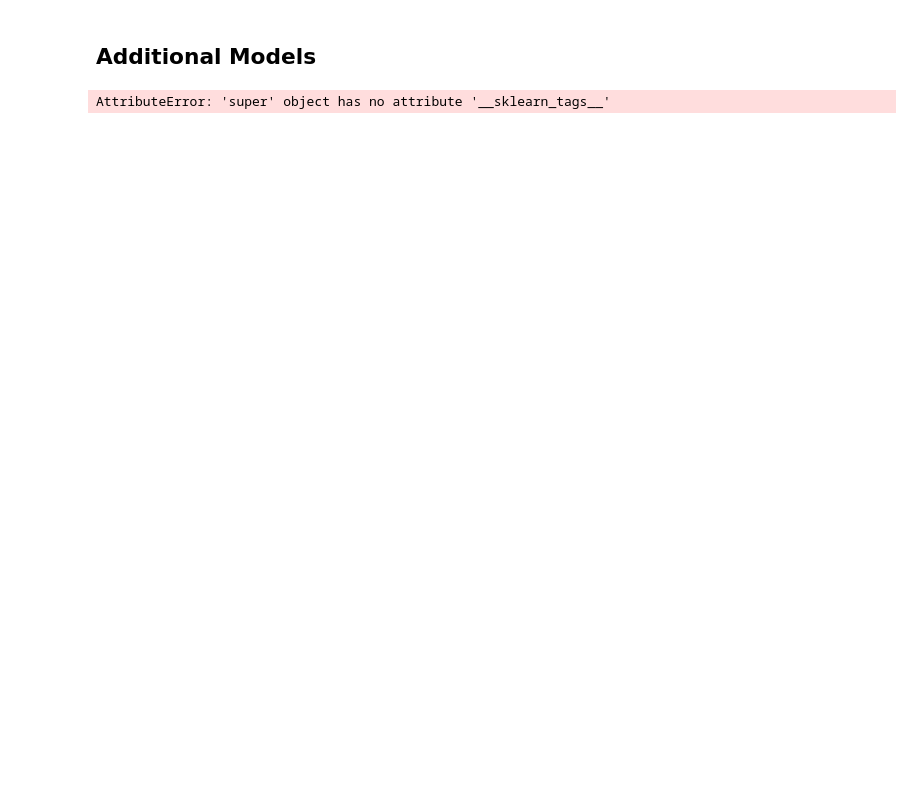
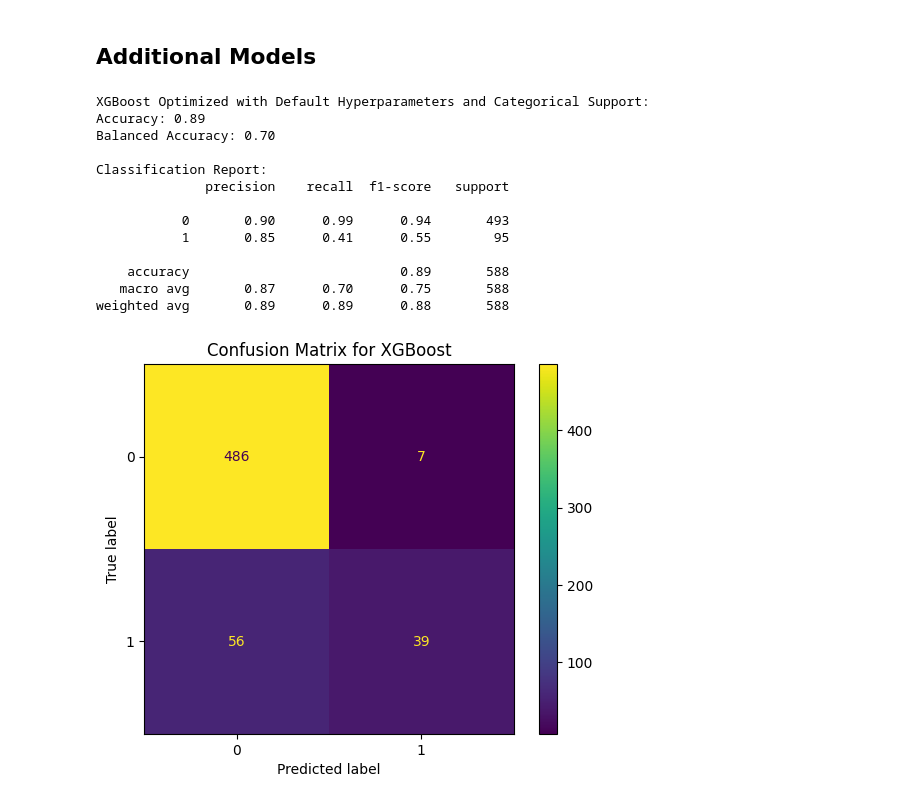
Before and after one commit to sergio-qp/AP_2_SQ_AG, a Jupyter notebook: Proyect_2_Draft 03_01_2025.ipynb, the cells around one changed output. Saved outputs shown, nothing was run; the diff lists cells and outputs as text; code cells hidden in the pictures; blank space fills up the shorter version.

```diff
--- a/Proyect_2_Draft 03_01_2025.ipynb
+++ b/Proyect_2_Draft 03_01_2025.ipynb
@@ -418,50 +465,52 @@ competition_predictions = final_model.predict(X_competition)
 # %%
-import xgboost as xgb
 from sklearn.metrics import classification_report, confusion_matrix, ConfusionMatrixDisplay
 import matplotlib.pyplot as plt
 
 # This model uses default hyperparameters with support for categorical variables enabled.
-xgb_classifier = xgb.XGBClassifier(
-    n_estimators=100,  # Number of trees (boosting rounds)
-    objective='binary:logistic',  # Binary classification
-    tree_method='hist',
-    eta=0.1,  # Learning rate to control the contribution of each tree
-    max_depth=3,  # Maximum depth of each tree
-    enable_categorical=True,
-    random_state=seed  # Fixed seed for reproducibility
-)
-
 xgb_pipe = Pipeline([
     ('preprocessor', preprocessor),  # Apply preprocessing
-    ('classifier', xgb_classifier)  # Train a KNN classifier
+    ('classifier', XGBClassifierWrapper(n_estimators=100, max_depth=3, eta=0.1, random_state=42, enable_categorical=True))
 ])
 
 # Fit the model to the training data.
 xgb_pipe.fit(X_train, y_train)
 
 # Predict the target variable for the test dataset.
 y_pred = xgb_pipe.predict(X_test)
 
 # Calculate accuracy and balanced accuracy to assess model performance.
 accuracy = accuracy_score(y_test, y_pred)
 balanced_accuracy = balanced_accuracy_score(y_test, y_pred)
 
 # Display basic results
 print("XGBoost Optimized with Default Hyperparameters and Categorical Support:")
 print(f"Accuracy: {accuracy:.2f}")  # Standard accuracy metric
 print(f"Balanced Accuracy: {balanced_accuracy:.2f}")  # Balanced metric for imbalanced datasets
 
 
 # Provides detailed performance metrics (precision, recall, F1-score) for each class.
 print("\nClassification Report:")
 print(classification_report(y_test, y_pred))
 
 
 # Confusion matrix visualization for true vs predicted classes.
 cm = confusion_matrix(y_test, y_pred)
-disp = ConfusionMatrixDisplay(confusion_matrix=cm, display_labels=xgb_classifier.classes_)
+disp = ConfusionMatrixDisplay(confusion_matrix=cm, display_labels=xgb_pipe.classes_)
 disp.plot(cmap='viridis')  # Use a visually appealing colormap
 plt.title("Confusion Matrix for XGBoost")
 plt.show()
 # %% [output]
-AttributeError: 'super' object has no attribute '__sklearn_tags__'
+XGBoost Optimized with Default Hyperparameters and Categorical Support:
+Accuracy: 0.89
+Balanced Accuracy: 0.70
+
+Classification Report:
+              precision    recall  f1-score   support
+
+           0       0.90      0.99      0.94       493
+           1       0.85      0.41      0.55        95
+
+    accuracy                           0.89       588
+   macro avg       0.87      0.70      0.75       588
+weighted avg       0.89      0.89      0.88       588
+[figure, added]
```
Also changed, not shown: parts of 4 cells of this notebook.
